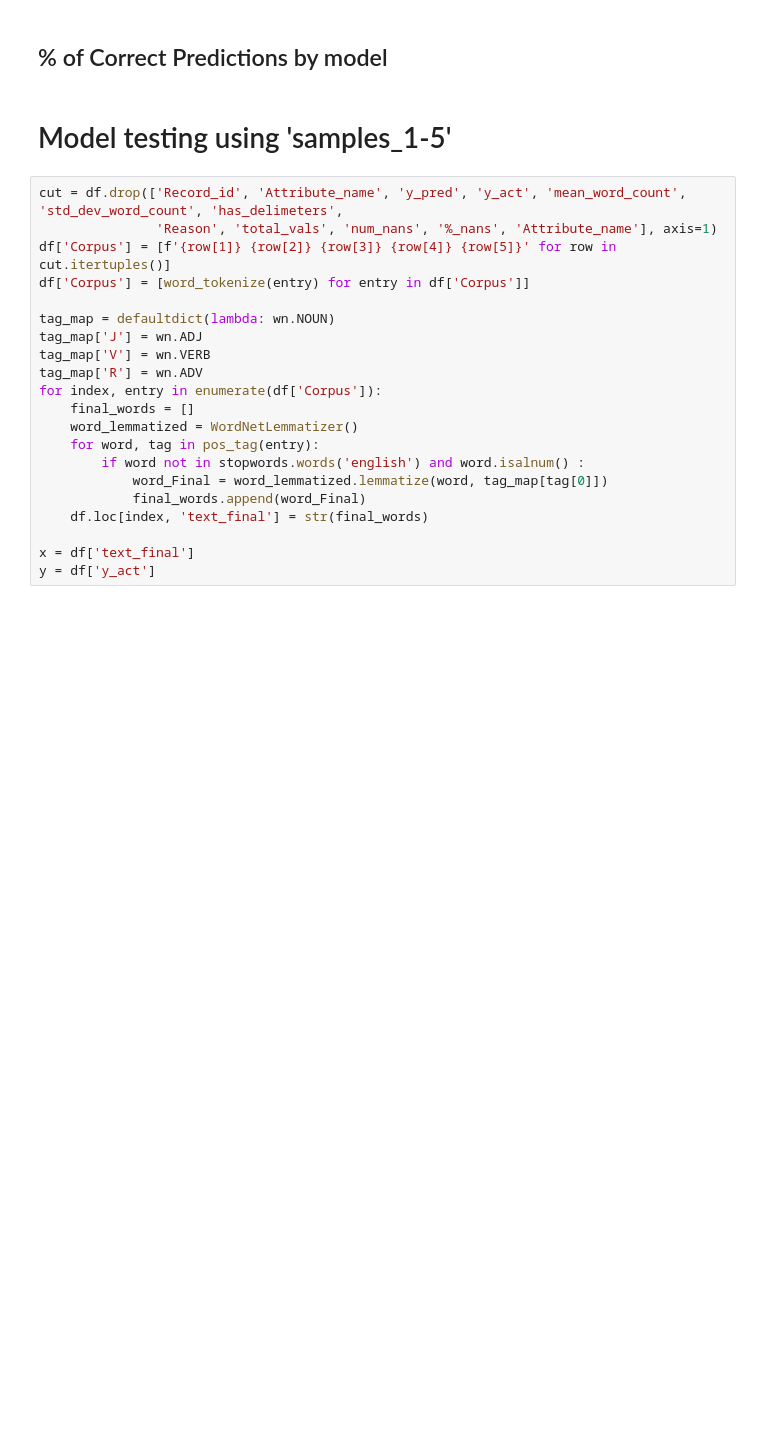
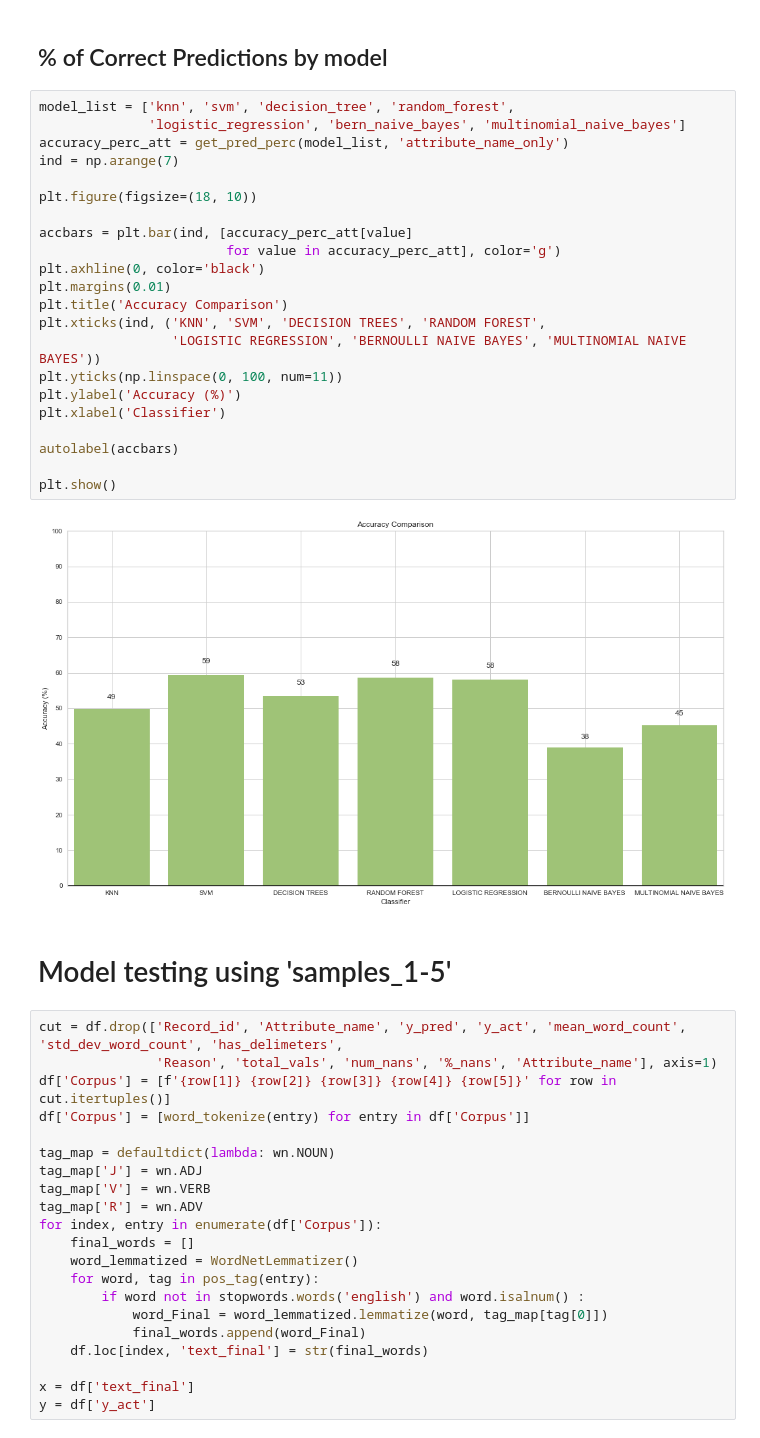
Before and after one commit to lacanlale/SORTINGHAT_T3, a Jupyter notebook: Data Viz and Models.ipynb, the cells around one changed output. Saved outputs shown, nothing was run; the diff lists cells and outputs as text; blank space fills up the shorter version.

Commit message:
Finished model testing

```diff
--- a/Data Viz and Models.ipynb
+++ b/Data Viz and Models.ipynb
@@ -626,5 +643,29 @@ plt.show()
 # %% [markdown]
 ## % of Correct Predictions by model
+# %%
+model_list = ['knn', 'svm', 'decision_tree', 'random_forest',
+              'logistic_regression', 'bern_naive_bayes', 'multinomial_naive_bayes']
+accuracy_perc_att = get_pred_perc(model_list, 'attribute_name_only')
+ind = np.arange(7)
+
+plt.figure(figsize=(18, 10))
+
+accbars = plt.bar(ind, [accuracy_perc_att[value]
+                        for value in accuracy_perc_att], color='g')
+plt.axhline(0, color='black')
+plt.margins(0.01)
+plt.title('Accuracy Comparison')
+plt.xticks(ind, ('KNN', 'SVM', 'DECISION TREES', 'RANDOM FOREST',
+                 'LOGISTIC REGRESSION', 'BERNOULLI NAIVE BAYES', 'MULTINOMIAL NAIVE BAYES'))
+plt.yticks(np.linspace(0, 100, num=11))
+plt.ylabel('Accuracy (%)')
+plt.xlabel('Classifier')
+
+autolabel(accbars)
+
+plt.show()
+# %% [output]
+[figure, added]
 # %% [markdown]
 # Model testing using 'samples_1-5'
 # %%
```
Also changed, not shown: parts of 16 cells of this notebook.
